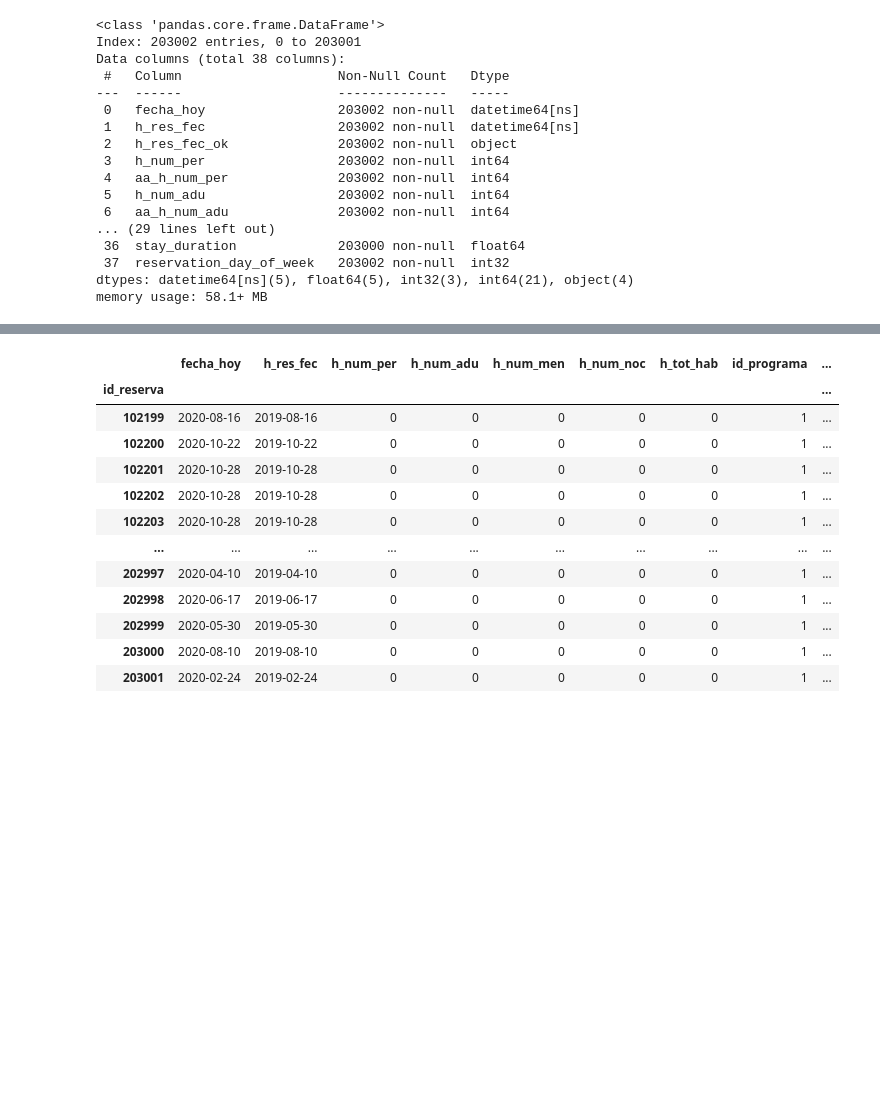
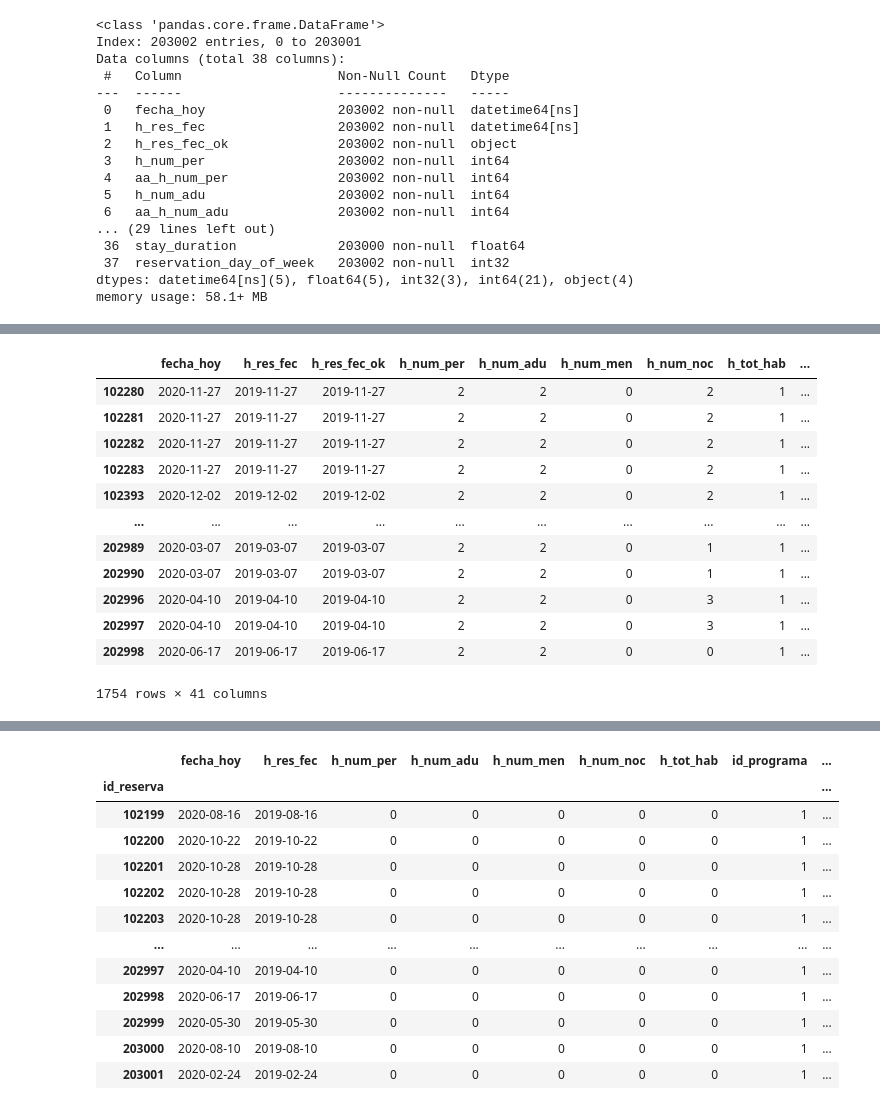
Before and after one commit to carolinahdzm/TCA_clasificacion_Equipo3, a Jupyter notebook: RESERVACIONES_ANALISIS.ipynb, the cells around one changed output, grey strips where cells are left out. Saved outputs shown, nothing was run; the diff lists cells and outputs as text; code cells hidden in the pictures; blank space fills up the shorter version.

```diff
--- a/RESERVACIONES_ANALISIS.ipynb
+++ b/RESERVACIONES_ANALISIS.ipynb
@@ -477,0 +498,16 @@ df_resv.head()
+# %%
+df_resv[(df_resv['is_no_show']==1)]
+# %% [output]
+|  | fecha_hoy | h_res_fec | h_res_fec_ok | h_num_per | h_num_adu | h_num_men | h_num_noc | h_tot_hab | ... |
+| 102280 | 2020-11-27 | 2019-11-27 | 2019-11-27 | 2 | 2 | 0 | 2 | 1 | ... |
+| 102281 | 2020-11-27 | 2019-11-27 | 2019-11-27 | 2 | 2 | 0 | 2 | 1 | ... |
+| 102282 | 2020-11-27 | 2019-11-27 | 2019-11-27 | 2 | 2 | 0 | 2 | 1 | ... |
+| 102283 | 2020-11-27 | 2019-11-27 | 2019-11-27 | 2 | 2 | 0 | 2 | 1 | ... |
+| 102393 | 2020-12-02 | 2019-12-02 | 2019-12-02 | 2 | 2 | 0 | 2 | 1 | ... |
+| ... | ... | ... | ... | ... | ... | ... | ... | ... | ... |
+| 202989 | 2020-03-07 | 2019-03-07 | 2019-03-07 | 2 | 2 | 0 | 1 | 1 | ... |
+| 202990 | 2020-03-07 | 2019-03-07 | 2019-03-07 | 2 | 2 | 0 | 1 | 1 | ... |
+| 202996 | 2020-04-10 | 2019-04-10 | 2019-04-10 | 2 | 2 | 0 | 3 | 1 | ... |
+| 202997 | 2020-04-10 | 2019-04-10 | 2019-04-10 | 2 | 2 | 0 | 3 | 1 | ... |
+| 202998 | 2020-06-17 | 2019-06-17 | 2019-06-17 | 2 | 2 | 0 | 0 | 1 | ... |
+1754 rows × 41 columns
```
Also changed, not shown: parts of 8 cells of this notebook.
